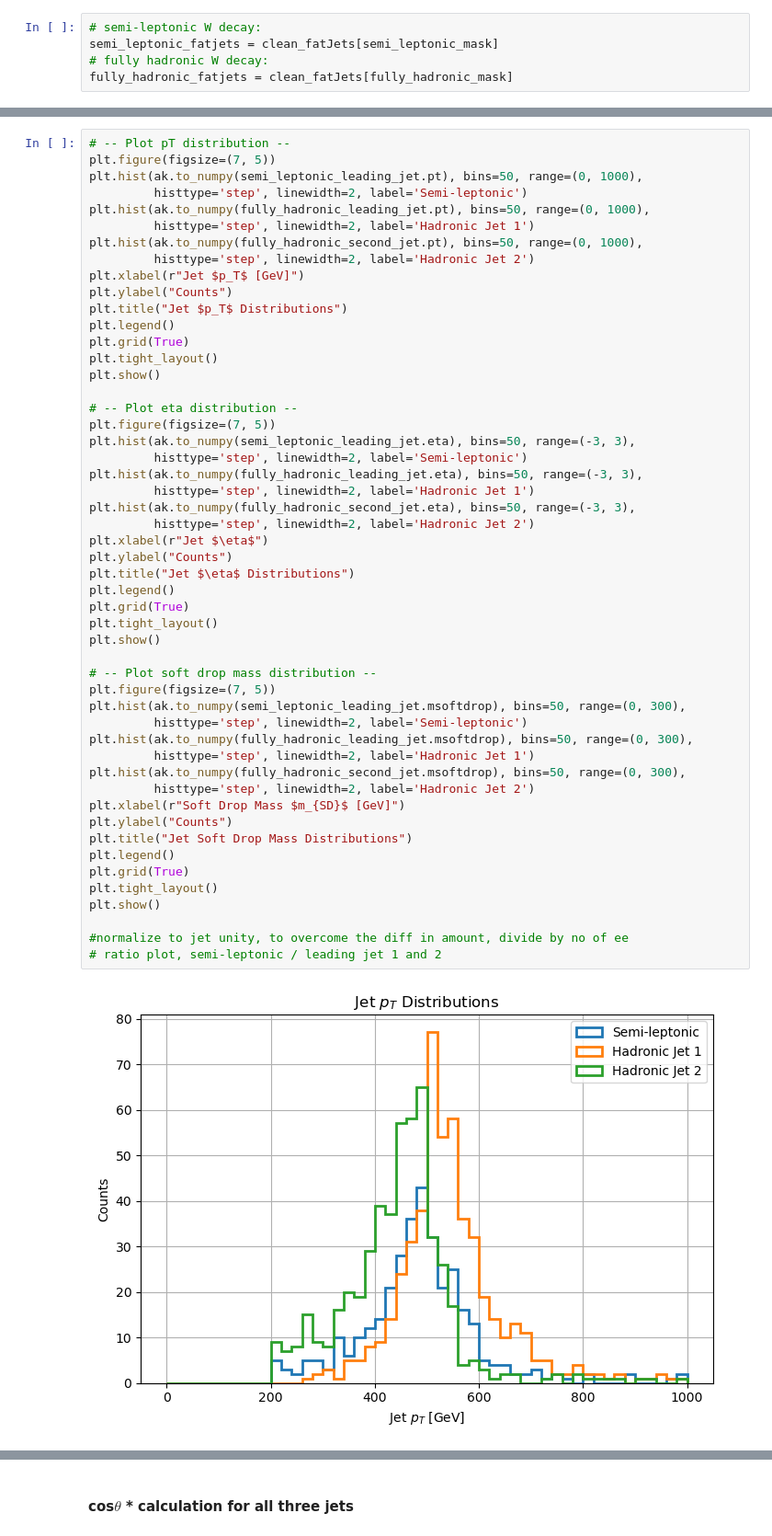
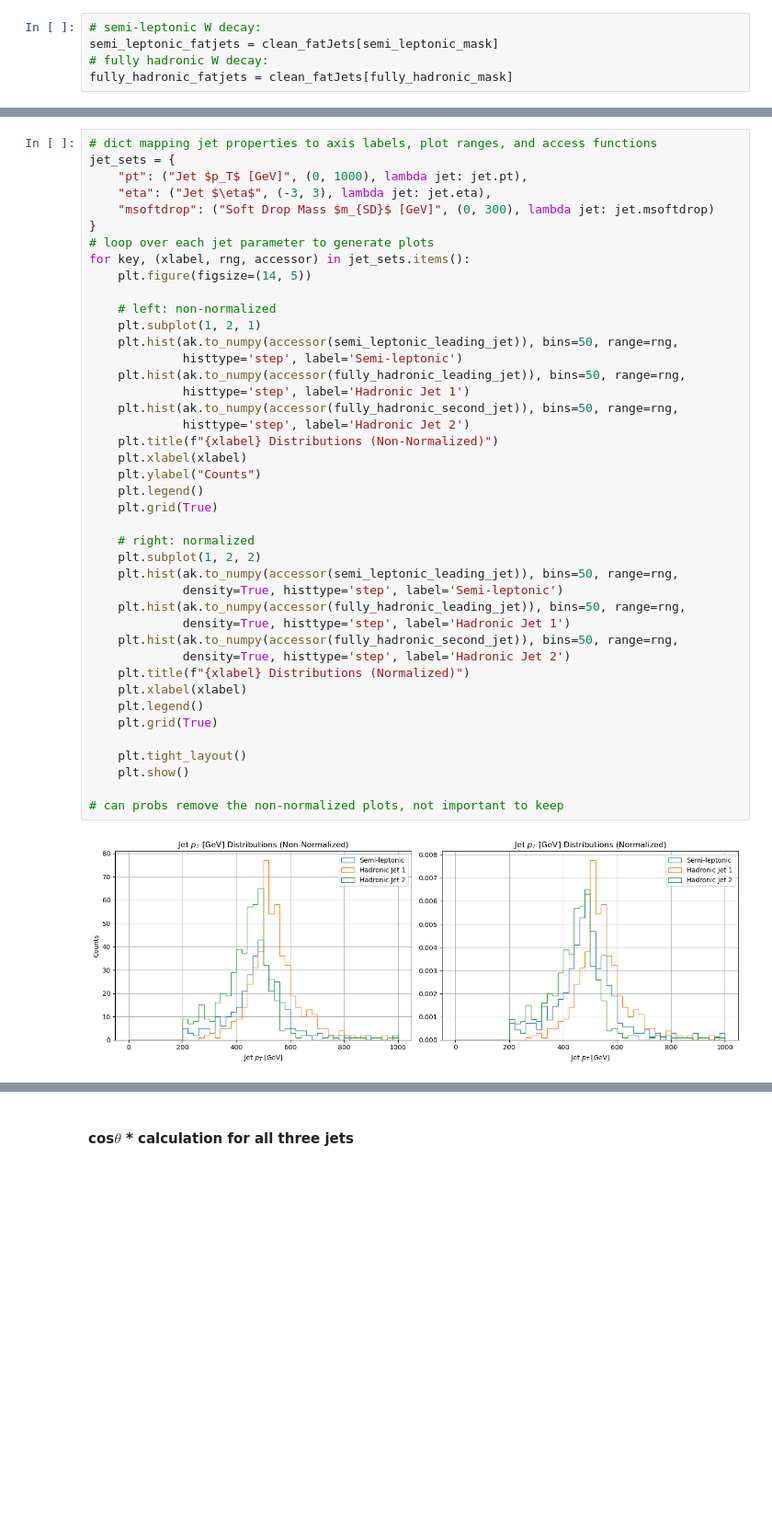
Before and after one commit to aimenobaid/polarization, a Jupyter notebook: resonancesTest_selections_h5.ipynb, the cells around one changed output, grey strips where cells are left out. Shown: that part at 92% size. Saved outputs shown, nothing was run; the diff lists cells and outputs as text; blank space fills up the shorter version.

```diff
--- a/resonancesTest_selections_h5.ipynb
+++ b/resonancesTest_selections_h5.ipynb
@@ -526,53 +521,44 @@ fully_hadronic_second_jet = fully_hadronic_fatjets[:, 1]
 # %%
-# -- Plot pT distribution --
-plt.figure(figsize=(7, 5))
-plt.hist(ak.to_numpy(semi_leptonic_leading_jet.pt), bins=50, range=(0, 1000),
-         histtype='step', linewidth=2, label='Semi-leptonic')
-plt.hist(ak.to_numpy(fully_hadronic_leading_jet.pt), bins=50, range=(0, 1000),
-         histtype='step', linewidth=2, label='Hadronic Jet 1')
-plt.hist(ak.to_numpy(fully_hadronic_second_jet.pt), bins=50, range=(0, 1000),
-         histtype='step', linewidth=2, label='Hadronic Jet 2')
-plt.xlabel(r"Jet $p_T$ [GeV]")
-plt.ylabel("Counts")
-plt.title("Jet $p_T$ Distributions")
-plt.legend()
-plt.grid(True)
-plt.tight_layout()
-plt.show()
+# dict mapping jet properties to axis labels, plot ranges, and access functions
+jet_sets = {
+    "pt": ("Jet $p_T$ [GeV]", (0, 1000), lambda jet: jet.pt),
+    "eta": ("Jet $\eta$", (-3, 3), lambda jet: jet.eta),
+    "msoftdrop": ("Soft Drop Mass $m_{SD}$ [GeV]", (0, 300), lambda jet: jet.msoftdrop)
+}
+# loop over each jet parameter to generate plots
+for key, (xlabel, rng, accessor) in jet_sets.items():
+    plt.figure(figsize=(14, 5))
 
-# -- Plot eta distribution --
-plt.figure(figsize=(7, 5))
-plt.hist(ak.to_numpy(semi_leptonic_leading_jet.eta), bins=50, range=(-3, 3),
-         histtype='step', linewidth=2, label='Semi-leptonic')
-plt.hist(ak.to_numpy(fully_hadronic_leading_jet.eta), bins=50, range=(-3, 3),
-         histtype='step', linewidth=2, label='Hadronic Jet 1')
-plt.hist(ak.to_numpy(fully_hadronic_second_jet.eta), bins=50, range=(-3, 3),
-         histtype='step', linewidth=2, label='Hadronic Jet 2')
-plt.xlabel(r"Jet $\eta$")
-plt.ylabel("Counts")
-plt.title("Jet $\eta$ Distributions")
-plt.legend()
-plt.grid(True)
-plt.tight_layout()
-plt.show()
+    # left: non-normalized
+    plt.subplot(1, 2, 1)
+    plt.hist(ak.to_numpy(accessor(semi_leptonic_leading_jet)), bins=50, range=rng,
+             histtype='step', label='Semi-leptonic')
+    plt.hist(ak.to_numpy(accessor(fully_hadronic_leading_jet)), bins=50, range=rng,
+             histtype='step', label='Hadronic Jet 1')
+    plt.hist(ak.to_numpy(accessor(fully_hadronic_second_jet)), bins=50, range=rng,
+             histtype='step', label='Hadronic Jet 2')
+    plt.title(f"{xlabel} Distributions (Non-Normalized)")
+    plt.xlabel(xlabel)
+    plt.ylabel("Counts")
+    plt.legend()
+    plt.grid(True)
 
-# -- Plot soft drop mass distribution --
-plt.figure(figsize=(7, 5))
-plt.hist(ak.to_numpy(semi_leptonic_leading_jet.msoftdrop), bins=50, range=(0, 300),
-         histtype='step', linewidth=2, label='Semi-leptonic')
-plt.hist(ak.to_numpy(fully_hadronic_leading_jet.msoftdrop), bins=50, range=(0, 300),
-         histtype='step', linewidth=2, label='Hadronic Jet 1')
-plt.hist(ak.to_numpy(fully_hadronic_second_jet.msoftdrop), bins=50, range=(0, 300),
-         histtype='step', linewidth=2, label='Hadronic Jet 2')
-plt.xlabel(r"Soft Drop Mass $m_{SD}$ [GeV]")
-plt.ylabel("Counts")
-plt.title("Jet Soft Drop Mass Distributions")
-plt.legend()
-plt.grid(True)
-plt.tight_layout()
-plt.show()
+    # right: normalized
+    plt.subplot(1, 2, 2)
+    plt.hist(ak.to_numpy(accessor(semi_leptonic_leading_jet)), bins=50, range=rng,
+             density=True, histtype='step', label='Semi-leptonic')
+    plt.hist(ak.to_numpy(accessor(fully_hadronic_leading_jet)), bins=50, range=rng,
+             density=True, histtype='step', label='Hadronic Jet 1')
+    plt.hist(ak.to_numpy(accessor(fully_hadronic_second_jet)), bins=50, range=rng,
+             density=True, histtype='step', label='Hadronic Jet 2')
+    plt.title(f"{xlabel} Distributions (Normalized)")
+    plt.xlabel(xlabel)
+    plt.legend()
+    plt.grid(True)
 
-#normalize to jet unity, to overcome the diff in amount, divide by no of ee
-# ratio plot, semi-leptonic / leading jet 1 and 2
+    plt.tight_layout()
+    plt.show()
+
+# can probs remove the non-normalized plots, not important to keep
 # %% [output]
-[figure, old version]
+[figure, new version]
```
Also changed, not shown: parts of 34 cells of this notebook.
